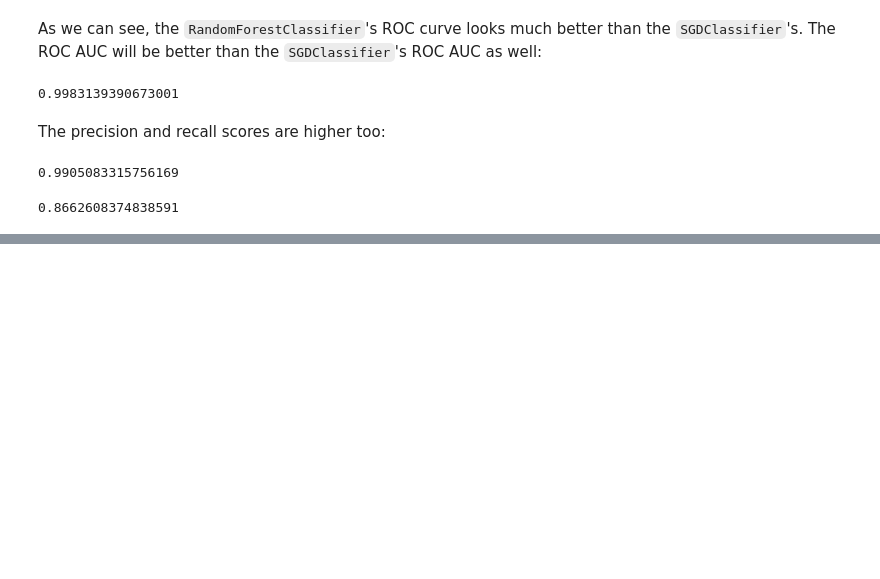
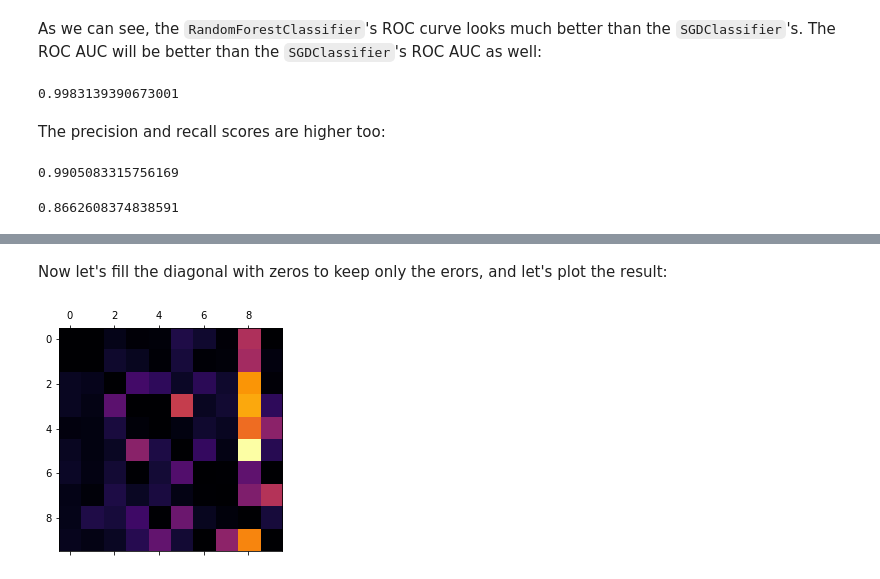
Before and after one commit to edebroux/ml_with_sklearn_tf, a Jupyter notebook: Chapter 3: Classification/Classification.ipynb, the cells around one changed output, grey strips where cells are left out. Drawn from its saved outputs; the diff is of its cells as text; code cells hidden in the pictures; blank space fills up the shorter version.

```diff
--- a/Chapter 3: Classification/Classification.ipynb
+++ b/Chapter 3: Classification/Classification.ipynb
@@ -355,0 +472,11 @@ More to come...
+# %%
+row_sums = conf_mtx.sum(axis = 1)
+norm_conf_mtx = conf_mtx / row_sums
+# %% [markdown]
+Now let's fill the diagonal with zeros to keep only the erors, and let's plot the result:
+# %%
+np.fill_diagonal(norm_conf_mtx, 0)
+plt.matshow(norm_conf_mtx, cmap=plt.cm.inferno)
+plt.show()
+# %% [output]
+[figure, added]
```
Also changed, not shown: parts of 27 cells of this notebook.
